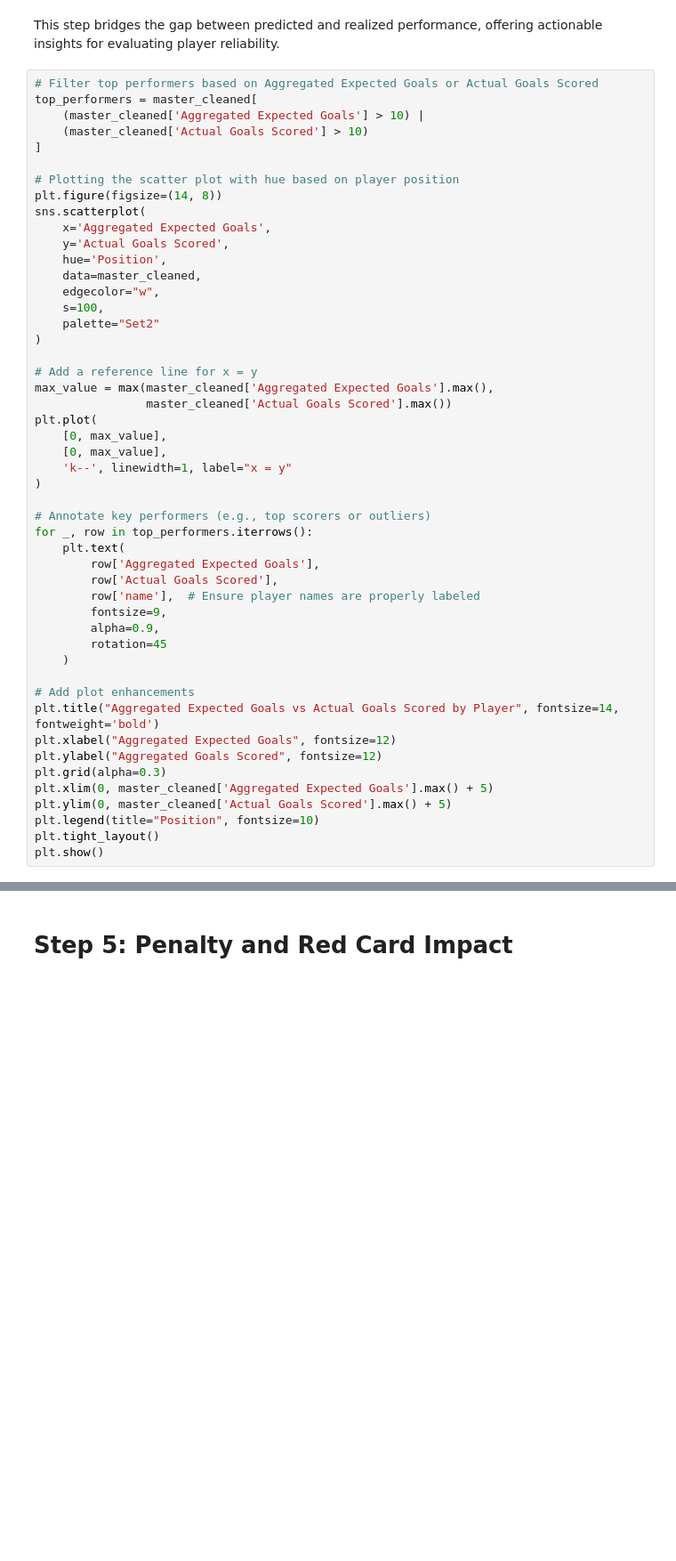
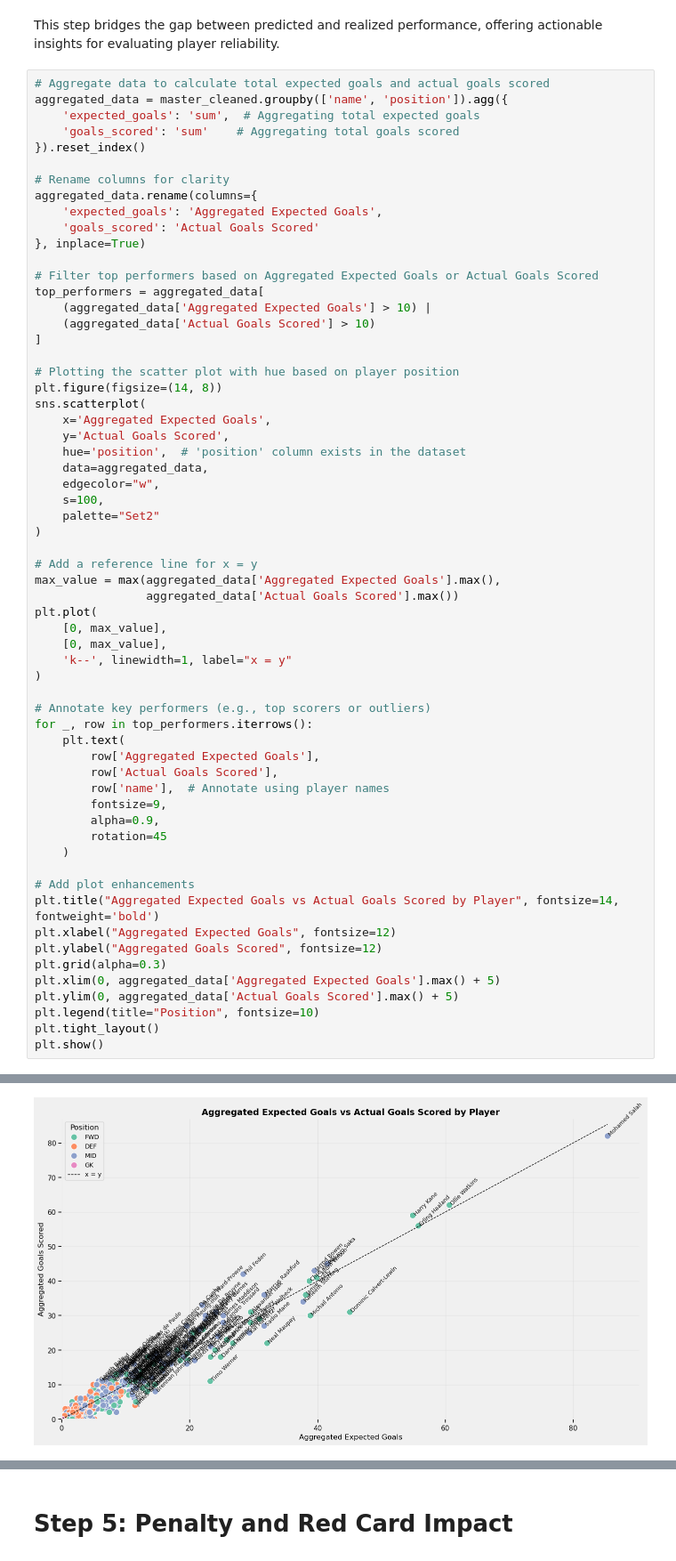
Before and after one commit to MahaFakhroo/D.R.E.A.M., a Jupyter notebook: Python Scripts/EDA_Visuals.ipynb, the cells around one changed output, grey strips where cells are left out. Shown at 89% size. Cells and saved outputs as stored; diff of their text form; blank space fills up the shorter version.

```diff
--- a/Python Scripts/EDA_Visuals.ipynb
+++ b/Python Scripts/EDA_Visuals.ipynb
@@ -578,10 +578,22 @@ Fantasy football managers often use gameweek trends to plan their transfers and
 # %% [markdown]
 This step bridges the gap between predicted and realized performance, offering actionable insights for evaluating player reliability.
 # %%
+# Aggregate data to calculate total expected goals and actual goals scored
+aggregated_data = master_cleaned.groupby(['name', 'position']).agg({
+    'expected_goals': 'sum',  # Aggregating total expected goals
+    'goals_scored': 'sum'    # Aggregating total goals scored
+}).reset_index()
+
+# Rename columns for clarity
+aggregated_data.rename(columns={
+    'expected_goals': 'Aggregated Expected Goals',
+    'goals_scored': 'Actual Goals Scored'
+}, inplace=True)
+
 # Filter top performers based on Aggregated Expected Goals or Actual Goals Scored
-top_performers = master_cleaned[
-    (master_cleaned['Aggregated Expected Goals'] > 10) |
-    (master_cleaned['Actual Goals Scored'] > 10)
+top_performers = aggregated_data[
+    (aggregated_data['Aggregated Expected Goals'] > 10) |
+    (aggregated_data['Actual Goals Scored'] > 10)
 ]
 
 # Plotting the scatter plot with hue based on player position
@@ -589,16 +601,16 @@ plt.figure(figsize=(14, 8))
 sns.scatterplot(
     x='Aggregated Expected Goals',
     y='Actual Goals Scored',
-    hue='Position',
-    data=master_cleaned,
+    hue='position',  # 'position' column exists in the dataset
+    data=aggregated_data,
     edgecolor="w",
     s=100,
     palette="Set2"
 )
 
 # Add a reference line for x = y
-max_value = max(master_cleaned['Aggregated Expected Goals'].max(),
-                master_cleaned['Actual Goals Scored'].max())
+max_value = max(aggregated_data['Aggregated Expected Goals'].max(),
+                aggregated_data['Actual Goals Scored'].max())
 plt.plot(
     [0, max_value],
     [0, max_value],
@@ -610,7 +622,7 @@ for _, row in top_performers.iterrows():
     plt.text(
         row['Aggregated Expected Goals'],
         row['Actual Goals Scored'],
-        row['name'],  # Ensure player names are properly labeled
+        row['name'],  # Annotate using player names
         fontsize=9,
         alpha=0.9,
         rotation=45
@@ -621,8 +633,8 @@ plt.title("Aggregated Expected Goals vs Actual Goals Scored by Player", fontsize
 plt.xlabel("Aggregated Expected Goals", fontsize=12)
 plt.ylabel("Aggregated Goals Scored", fontsize=12)
 plt.grid(alpha=0.3)
-plt.xlim(0, master_cleaned['Aggregated Expected Goals'].max() + 5)
-plt.ylim(0, master_cleaned['Actual Goals Scored'].max() + 5)
+plt.xlim(0, aggregated_data['Aggregated Expected Goals'].max() + 5)
+plt.ylim(0, aggregated_data['Actual Goals Scored'].max() + 5)
 plt.legend(title="Position", fontsize=10)
 plt.tight_layout()
 plt.show()
@@ -630,0 +642 @@ KeyError: 'Aggregated Expected Goals'
+[figure, added]
```
Also changed, not shown: parts of 27 cells of this notebook.
